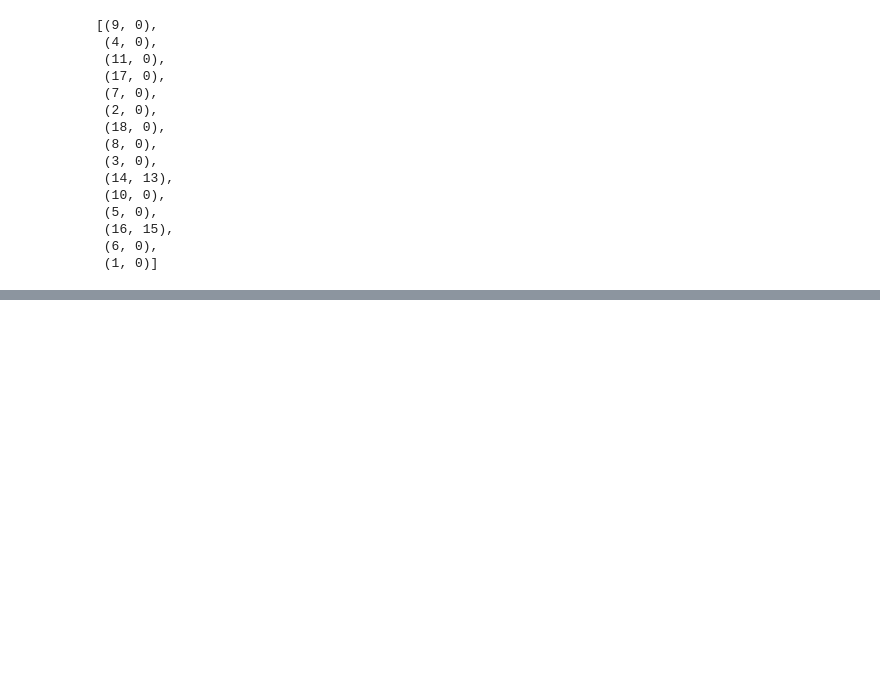
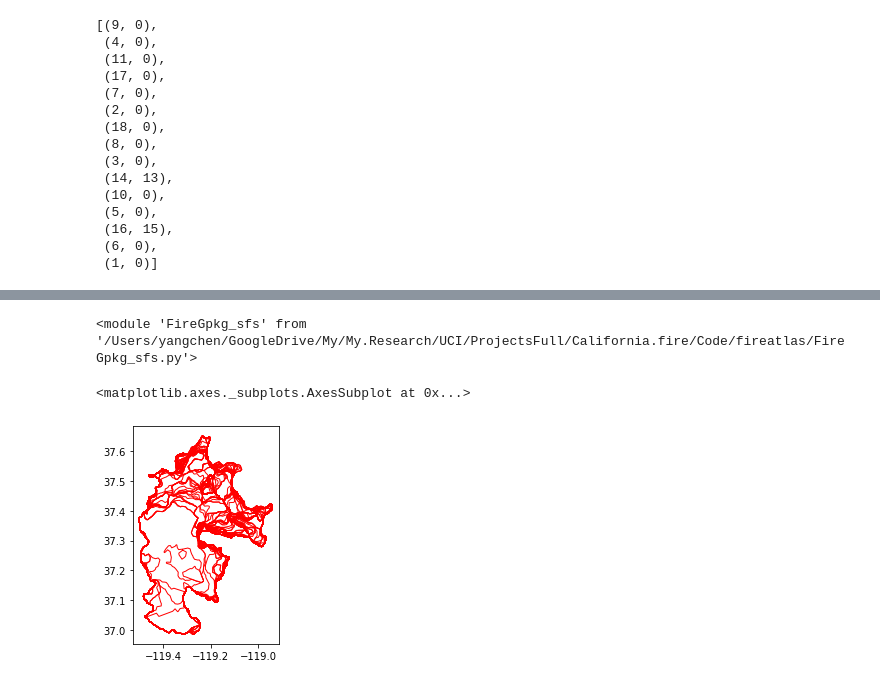
Before and after one commit to Earth-Information-System/fireatlas, a Jupyter notebook: CodeDebug.ipynb, the cells around one changed output, grey strips where cells are left out. Drawn from its saved outputs; the diff is of its cells as text; code cells hidden in the pictures; blank space fills up the shorter version.

```diff
--- a/CodeDebug.ipynb
+++ b/CodeDebug.ipynb
@@ -810,0 +884,11 @@ allfires_full.fires[4].t_st,allfires_full.fires[4].t_ed
+# %%
+tst=(2020,9,5,'AM')
+ted=(2020,11,5,'PM')
+start_end = (tst,ted)
+# %%
+fh = [fid]
+for h in allfires_full.heritages:
+    if h[1] == fid:
+        fh.append(h[0])
+# %%
+regnm = 'Creek'
@@ -810,0 +924,7 @@ allfires_full.fires[4].t_st,allfires_full.fires[4].t_ed
+# %%
+import importlib
+importlib.reload(FireGpkg_sfs)
+# %% [output]
+<module 'FireGpkg_sfs' from '/Users/yangchen/GoogleDrive/My/My.Research/UCI/ProjectsFull/California.fire/Code/fireatlas/FireGpkg_sfs.py'>
+# %%
+gdf_all = FireGpkg_sfs.make_fire_history(fid, start_end, fh, regnm)
@@ -810,0 +939,5 @@ allfires_full.fires[4].t_st,allfires_full.fires[4].t_ed
+# %%
+gdf_all.plot(facecolor='none',edgecolor='r')
+# %% [output]
+<matplotlib.axes._subplots.AxesSubplot at 0x...>
+[figure, added]
```
Also changed, not shown: parts of 44 cells of this notebook, 5 other files.
